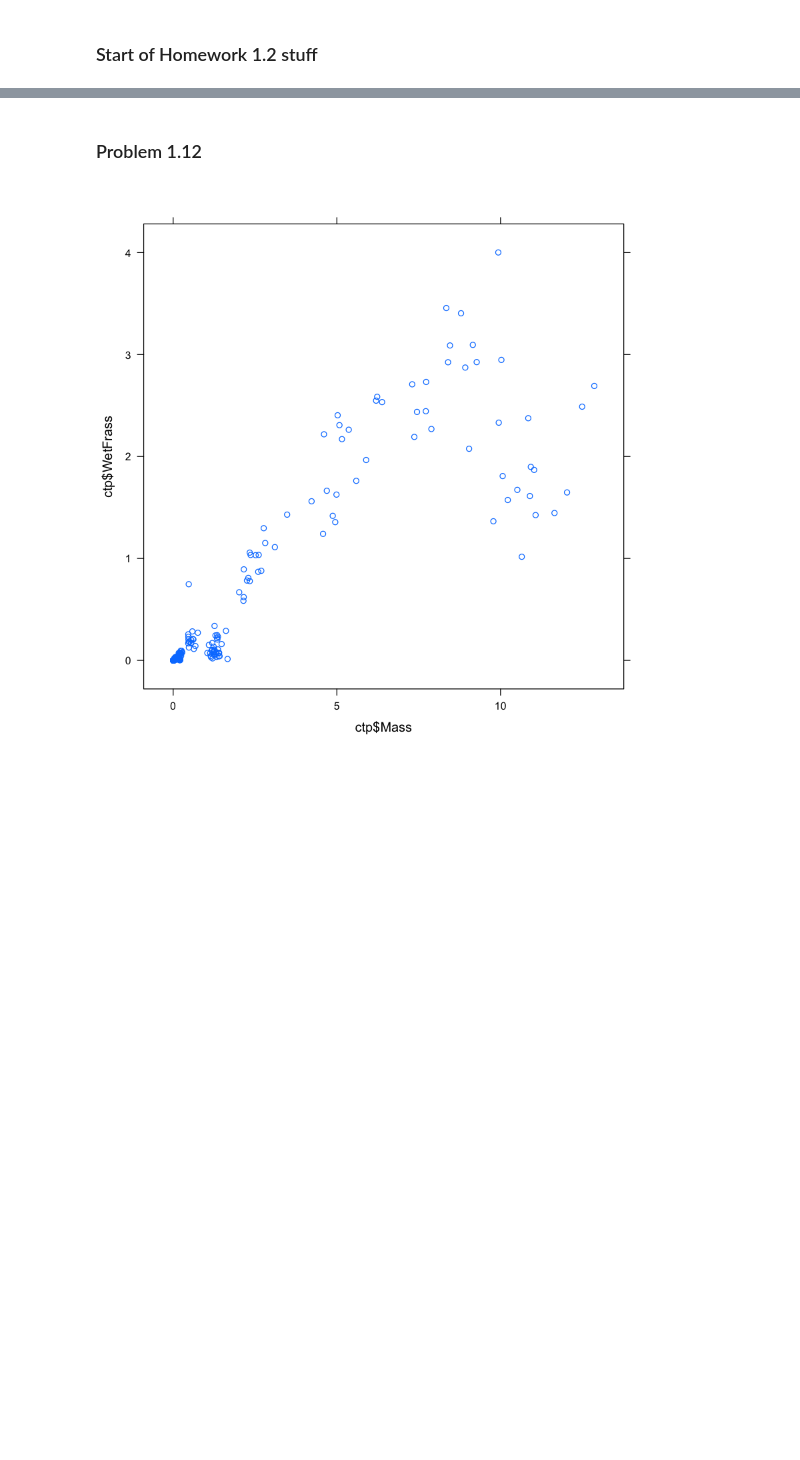
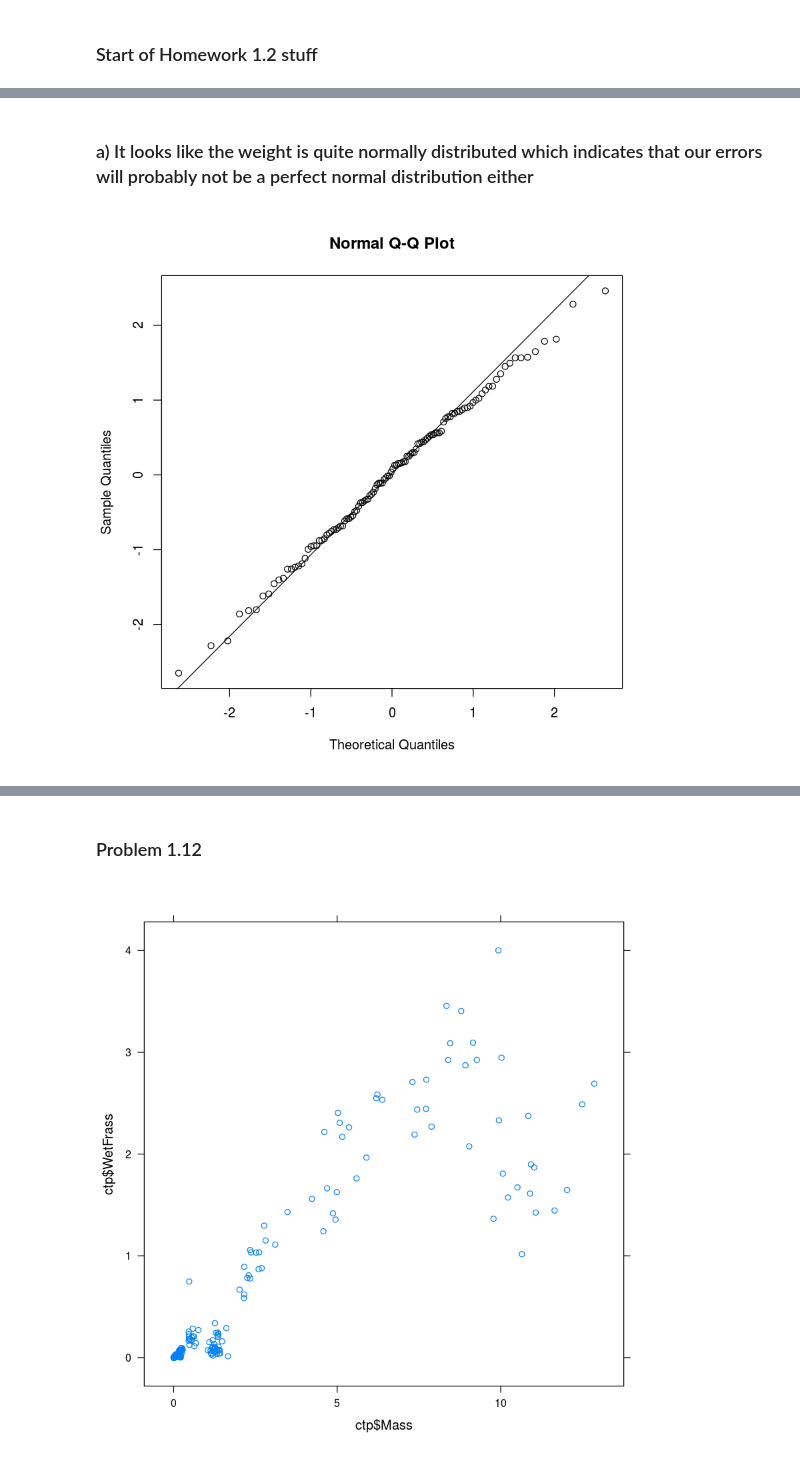
Before and after one commit to EvansDaniel/statistical-modeling-and-analysis, a Jupyter notebook: Homework1/Homework1-2.ipynb, the cells around one changed output, grey strips where cells are left out. Cells and saved outputs as stored; diff of their text form; code cells hidden in the pictures; blank space fills up the shorter version.

```diff
--- a/Homework1/Homework1-2.ipynb
+++ b/Homework1/Homework1-2.ipynb
@@ -164,0 +249,10 @@ qqline(pitchersTimeLm$residuals)
+# %% [markdown]
+### a) It looks like the weight is quite normally distributed which indicates that our errors will probably not be a perfect normal distribution either
+# %%
+winglengthLm = lm(Sparrows$Weight ~ Sparrows$WingLength)
+## This computes the residuals for all y and corresponding y_hats
+winglengthStdRes = rstandard(winglengthLm)
+qqnorm(winglengthStdRes)
+qqline(winglengthStdRes)
+# %% [output]
+[figure, added]
```
Also changed, not shown: parts of 99 cells of this notebook, 3 other files.
